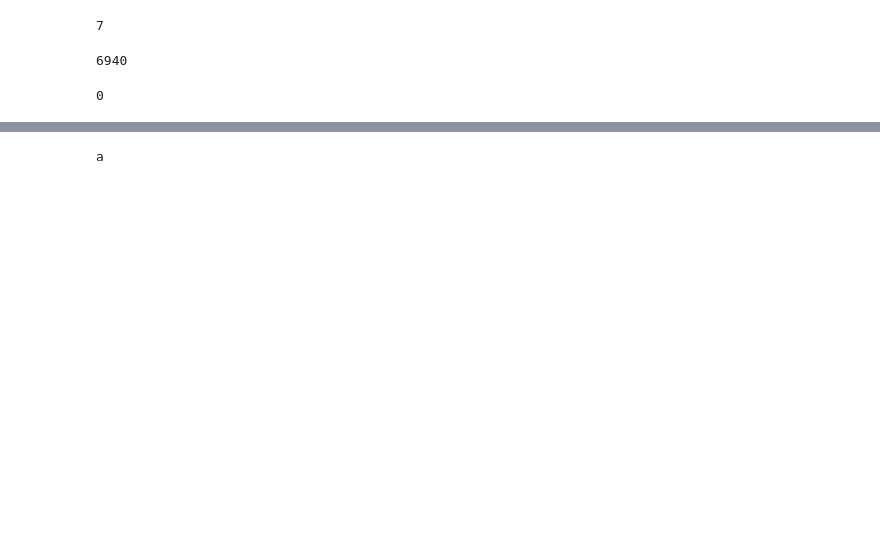
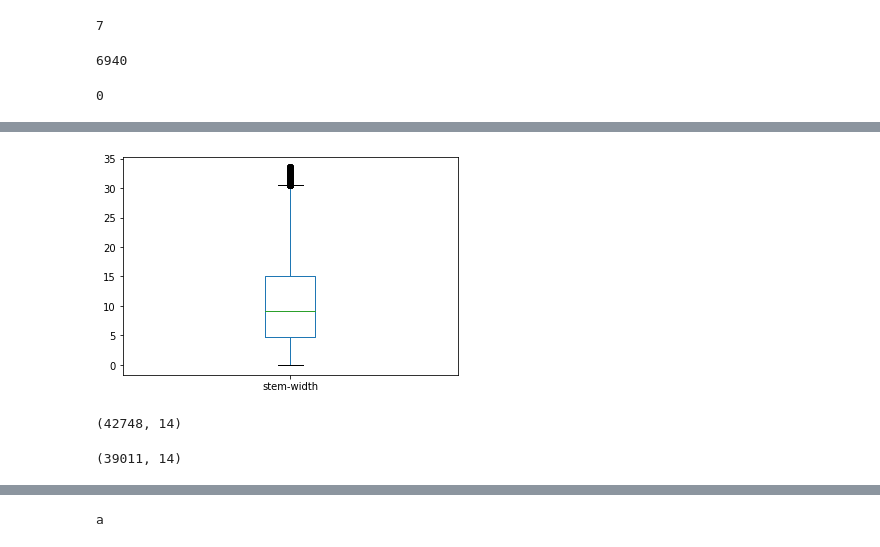
Before and after one commit to sarkar2527/DSAP, a Jupyter notebook: Hackathon.ipynb, the cells around one changed output, grey strips where cells are left out. Drawn from its saved outputs; the diff is of its cells as text; code cells hidden in the pictures; blank space fills up the shorter version.

```diff
--- a/Hackathon.ipynb
+++ b/Hackathon.ipynb
@@ -106,0 +116,4 @@ dtype: int64
+# %%
+plot_boxplot(df_new, 'stem-width')
+# %% [output]
+[figure, added]
@@ -106,0 +134,4 @@ dtype: int64
+# %%
+df_raw.shape
+# %% [output]
+(42748, 14)
@@ -106,0 +146,4 @@ dtype: int64
+# %%
+df_new.shape
+# %% [output]
+(39011, 14)
```
Also changed, not shown: parts of 47 cells of this notebook.
